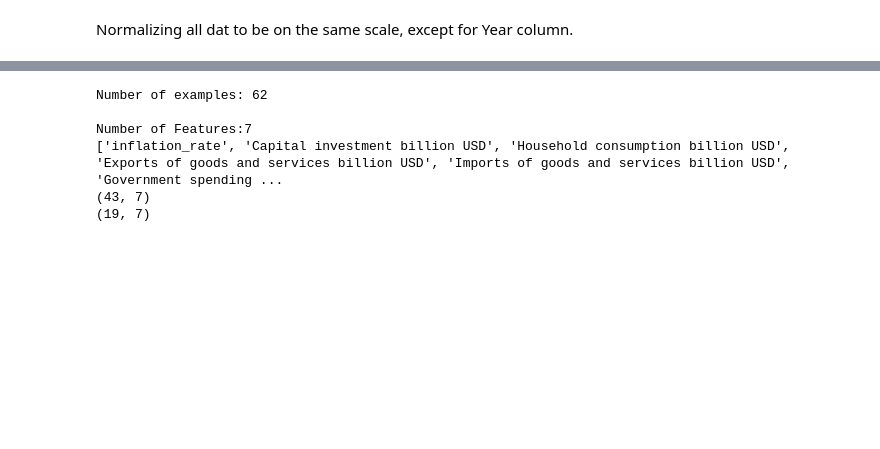
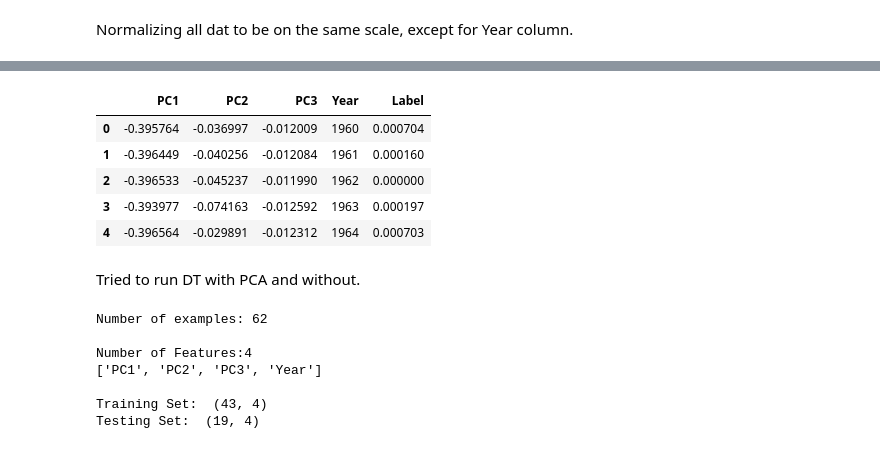
Before and after one commit to kholostovamk/ALY2100_Python, a Jupyter notebook: China_GDP/China_GDP_Exploration.ipynb, the cells around one changed output, grey strips where cells are left out. Cells and saved outputs as stored; diff of their text form; code cells hidden in the pictures; blank space fills up the shorter version.

```diff
--- a/China_GDP/China_GDP_Exploration.ipynb
+++ b/China_GDP/China_GDP_Exploration.ipynb
@@ -535,5 +517,35 @@ merged_df.head()
+# %%
+#Change date object back to int
+merged_df['Year'] = merged_df['Year'].dt.year
+# %%
+from sklearn.decomposition import PCA
+
+# Apply PCA to the normalized data (excluding 'Year')
+pca = PCA(n_components=3)  # Adjust the number of components as needed
+pca_data = pca.fit_transform(normalized_df.drop('Year', axis=1))
+
+# Create a DataFrame with the PCA components
+pca_df = pd.DataFrame(data=pca_data, columns=[f'PC{i+1}' for i in range(pca_data.shape[1])])
+
+
+
+# Add the 'Year' column back (optional, if needed)
+pca_df['Year'] = merged_df['Year']
+pca_df['Label'] = merged_df['value_billions']
+
+# Now, pca_df contains the principal components and 'Year'
+pca_df.head()
+# %% [output]
+|  | PC1 | PC2 | PC3 | Year | Label |
+| 0 | -0.395764 | -0.036997 | -0.012009 | 1960 | 0.000704 |
+| 1 | -0.396449 | -0.040256 | -0.012084 | 1961 | 0.000160 |
+| 2 | -0.396533 | -0.045237 | -0.011990 | 1962 | 0.000000 |
+| 3 | -0.393977 | -0.074163 | -0.012592 | 1963 | 0.000197 |
+| 4 | -0.396564 | -0.029891 | -0.012312 | 1964 | 0.000703 |
+# %% [markdown]
+Tried to run DT with PCA and without.
 # %%
-y= merged_df['value_billions']
+"""y= merged_df['value_billions']
 X = merged_df.drop(columns='value_billions', axis = 1)
 
 print("Number of examples: " + str(X.shape[0]))
@@ -541,12 +553,25 @@ print("\nNumber of Features:" + str(X.shape[1]))
 print(str(list(X.columns)))
 
 X_train, X_test, y_train, y_test = train_test_split(X, y, test_size = 0.30, random_state=123)
-print(X_train.shape)
-print(X_test.shape)
+print('\nTraining Set: ', X_train.shape)
+print('Testing Set: ', X_test.shape)"""
+
+
+y= pca_df['Label']
+X = pca_df.drop(columns='Label', axis = 1)
+
+print("Number of examples: " + str(X.shape[0]))
+print("\nNumber of Features:" + str(X.shape[1]))
+print(str(list(X.columns)))
+
+X_train, X_test, y_train, y_test = train_test_split(X, y, test_size = 0.30, random_state=123)
+print('\nTraining Set: ', X_train.shape)
+print('Testing Set: ', X_test.shape)
 # %% [output]
 Number of examples: 62
 
-Number of Features:7
-['inflation_rate', 'Capital investment billion USD', 'Household consumption billion USD', 'Exports of goods and services billion USD', 'Imports of goods and services billion USD', 'Government spending ...
-(43, 7)
-(19, 7)
+Number of Features:4
+['PC1', 'PC2', 'PC3', 'Year']
+
+Training Set:  (43, 4)
+Testing Set:  (19, 4)
```
Also changed, not shown: parts of 9 cells of this notebook, 3 other files.
